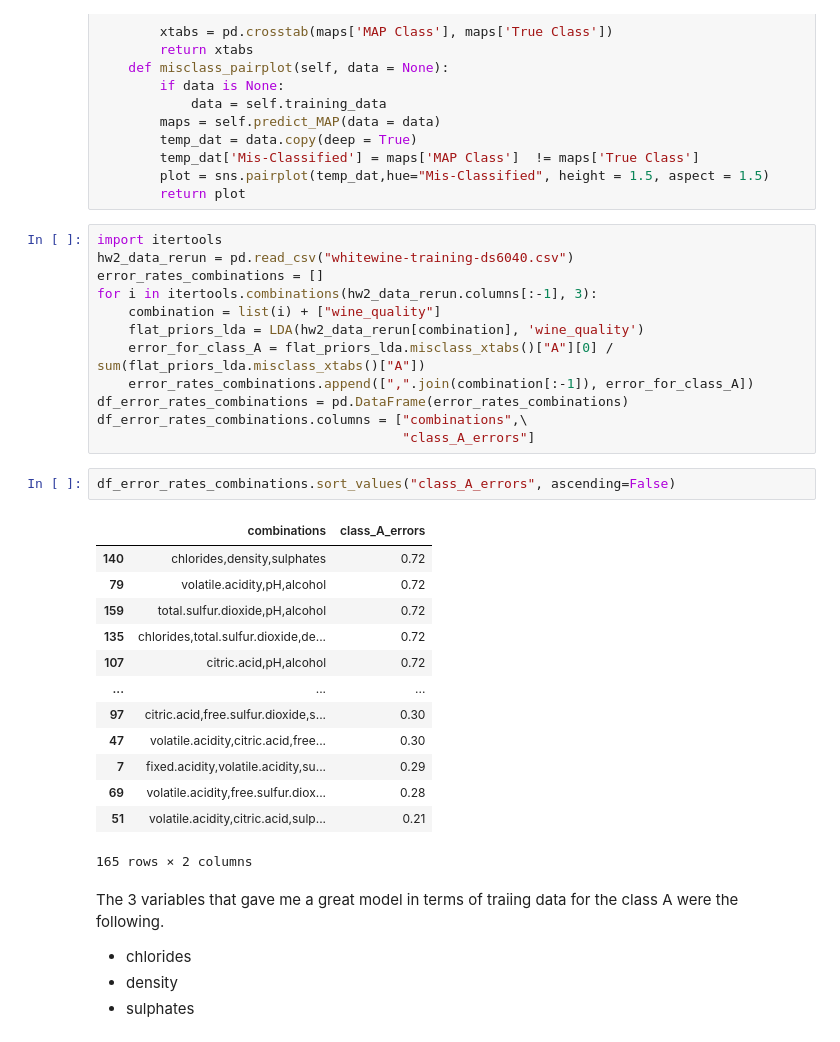
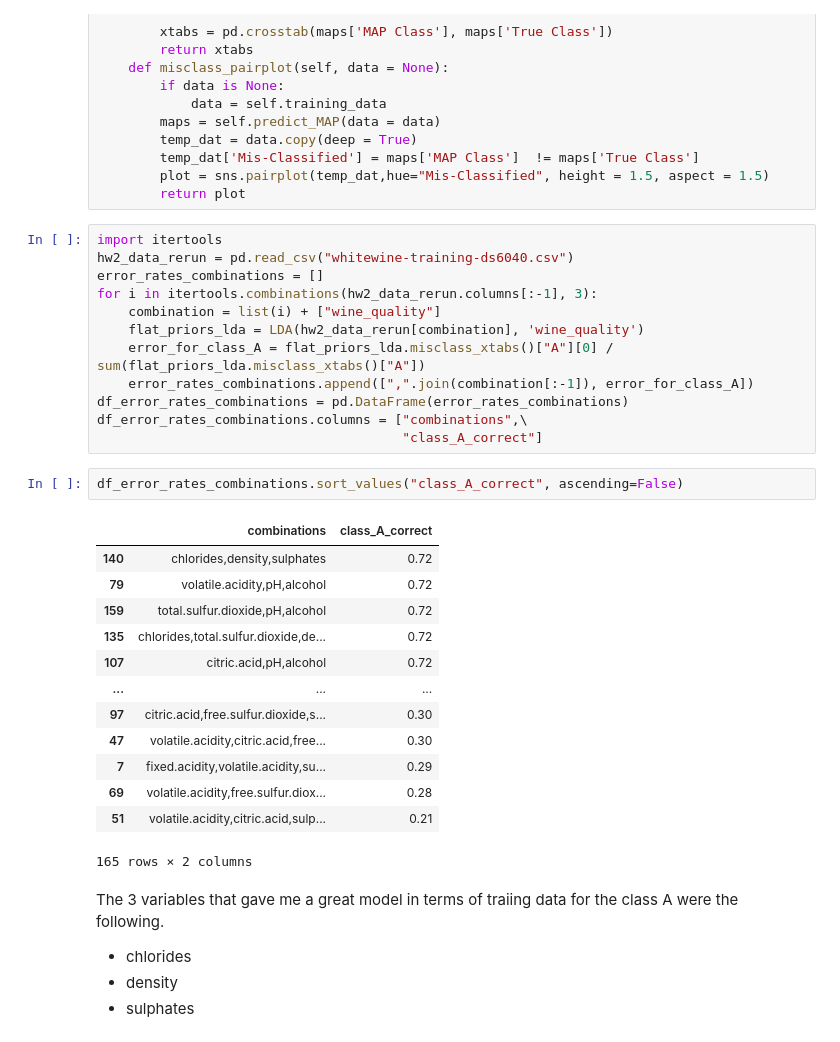
Before and after one commit to hyunsukr/DS6040-Bayesian-Machine-Learning, a Jupyter notebook: Homework/HW3/hw3.ipynb, the cells around one changed output. Cells and saved outputs as stored; diff of their text form.

```diff
--- a/Homework/HW3/hw3.ipynb
+++ b/Homework/HW3/hw3.ipynb
@@ -370,11 +370,11 @@ for i in itertools.combinations(hw2_data_rerun.columns[:-1], 3):
     error_rates_combinations.append([",".join(combination[:-1]), error_for_class_A])
 df_error_rates_combinations = pd.DataFrame(error_rates_combinations)
 df_error_rates_combinations.columns = ["combinations",\
-                                       "class_A_errors"]
+                                       "class_A_correct"]
 # %%
-df_error_rates_combinations.sort_values("class_A_errors", ascending=False)
+df_error_rates_combinations.sort_values("class_A_correct", ascending=False)
 # %% [output]
-|  | combinations | class_A_errors |
+|  | combinations | class_A_correct |
 | 140 | chlorides,density,sulphates | 0.72 |
 | 79 | volatile.acidity,pH,alcohol | 0.72 |
 | 159 | total.sulfur.dioxide,pH,alcohol | 0.72 |
```
Also changed, not shown: parts of 11 cells of this notebook, 1 other file.
